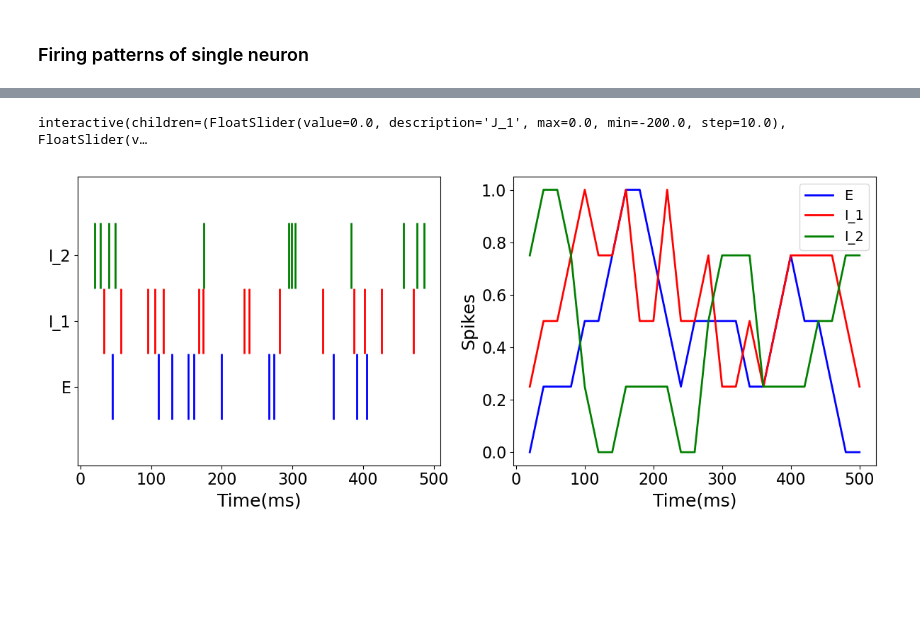
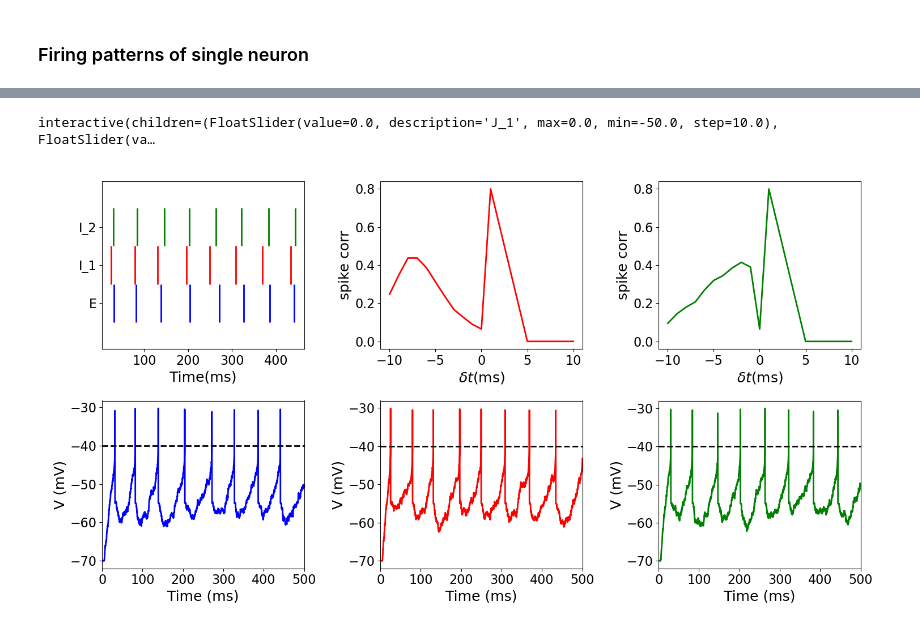
Before and after one commit to michaelglh/STG, a Jupyter notebook: lif.ipynb, the cells around one changed output, grey strips where cells are left out. Saved outputs shown, nothing was run; the diff lists cells and outputs as text; code cells hidden in the pictures; blank space fills up the shorter version.

```diff
--- a/lif.ipynb
+++ b/lif.ipynb
@@ -63,7 +66,7 @@ nrn.V_reset = -55.
 # nrn.tau_m = 10.
 # nrn.tau_w = 100.
 # nrn.b = 1.
-# nrn.V_reset = -51.
+# nrn.V_reset = -50.
 
 # # bursting
 # nrn.tau_m = 5.
@@ -72,10 +75,10 @@ nrn.V_reset = -55.
 # nrn.V_reset = -46.
 
 # # irregular
-# nrn.tau_m = 9.9
+# nrn.tau_m = 10.0
 # nrn.a = -0.01
 # nrn.tau_w = 50.
-# nrn.b = 1.2
+# nrn.b = 1.7
 # nrn.V_reset = -46.
 
 # # transient
@@ -115,7 +118,7 @@ def update(tau_m=20., a=0., tau_w=30., b=3., V_reset=-55., Icur=65.):
     plt.clf()
     plt.title('firing patterns')
     plt_par = {'dt':dt, 'range_t':np.arange(0., T, dt), 'V_th':nrn.V_th}
-    plot_volt_trace(plt_par, nrn.v, np.array(nrn.rec_spikes))
+    plot_volt_trace(plt_par, nrn.v, np.array(nrn.spikes['times']))
     plt.xlim([0, 350])
 
 fig = plt.figure()
@@ -126,3 +131,5 @@ interactive(children=(FloatSlider(value=20.0, description='tau_m', max=20.0, min
+# %%
+my_neuron = {'tau_m':20.0, 'a':0.0, 'tau_w':30.0, 'b':3.0, 'V_reset':-55.0}
 # %% [markdown]
 ### Functional neural motifs
 
@@ -193,8 +224,7 @@ interactive(children=(FloatSlider(value=0.0, description='J_ei', max=0.0, min=-2
 # %%
 # Triplet
 N = 3                  # number of neurons
-rate = 1e2
-wt, dl = 1e1, 5.
+wt, dl = 1., 5.
 
 # updating parameters
 def update(J_1=0., J_2=0., J_21=0.):
@@ -203,54 +233,83 @@ def update(J_1=0., J_2=0., J_21=0.):
 
     # network of neurons
     nrns = [LIF(sim=h) for _ in range(N)]
+    for nrn in nrns:
+        # my own neuron
+        nrn.update(my_neuron)
 
     # background noise
-    noises = [Poisson_generator(sim=h, rate=rate) for _ in range(N)]
+    # noises = [Current_injector(sim=h, Is=np.concatenate([np.zeros(int(T/dt*0.1)), rt*np.ones(int(T/dt*0.9))])) for _ in range(N)]
+    noises = [Gaussian_generator(sim=h, mean=rt, std=rt) for _ in range(N)]
+    # noises = [Poisson_generator(sim=h, rate=250) for _ in range(N)]
     for noise, nrn in zip(noises, nrns):
         nrn.connect(noise, {'ctype':'static', 'weight':wt, 'delay':dl})
 
     # recurrent connections
     # tps = [['facilitate']*N]*N
     tps = [['static']*N]*N
     con = np.array([[0., J_1, J_2],
                     [0., 0., 0.],
                     [0., J_21, 0.]])
     dly = np.random.uniform(2., 5., (N,N))
     synspecs = [[{} for _ in range(N)] for _ in range(N)]
     for i in range(N):
         for j in range(N):
             synspecs[i][j] = {'ctype':tps[i][j], 'weight':con[i,j], 'delay':dly[i,j]}
     h.connect(nrns, nrns, synspecs)
 
     # simulation
     h.run(T)
 
-    # extract data
-    bints = np.arange(0, T+1, 20.)
-    psths = [np.histogram(nrn.spikes['times'], bins=bints)[0] for nrn in nrns]
+    # coincidence
+    binwindow = int(5.0/dt)
+    spike_trains = [nrn.states for nrn in nrns]
+    bin_spikes = [np.convolve(strain, np.ones(binwindow), 'same') for strain in spike_trains]
+    deltats = np.linspace(-10., 10., 21)
+    coins_all = []
+    for src, tar in zip([0, 0], [1, 2]):
+        coins = []
+        for delay in deltats:
+            index = int(delay/dt)
+            if index > 0:
+                coins.append(np.dot(bin_spikes[src][:-index], bin_spikes[src][index:]))
+            elif index < 0:
+                coins.append(np.dot(bin_spikes[tar][:index], bin_spikes[src][-index:]))
+            else:
+                coins.append(np.dot(bin_spikes[0], bin_spikes[1]))
+        coins = np.array(coins)/np.sqrt(np.dot(bin_spikes[0], bin_spikes[0]))/np.sqrt(np.dot(bin_spikes[1], bin_spikes[1]))
+        coins_all.append(coins)
 
     # visualize
     plt.clf()
     cs = ['b', 'r', 'g']
-    plt.subplot(1,2,1)
+    plt.subplot(2,N,1)
     for nrn, c, l in zip(nrns,cs, range(N)):
-        plt.eventplot(nrn.rec_spikes, lineoffsets=l, colors=c)
+        plt.eventplot(nrn.spikes['times'], lineoffsets=l, colors=c)
     plt.xlabel('Time(ms)')
     plt.yticks(range(N), ['E', 'I_1', 'I_2'])
 
     # rate plots of population
-    spike_trains = [nrn.rec_spikes for nrn in nrns]
-    plt.subplot(1,2,2)
-    for psth, c in zip(psths, cs):
-        plt.plot(bints[1:], np.convolve(psth, np.ones(4)/4, 'same'), c)
-    plt.legend(['E', 'I_1', 'I_2'])
-    plt.xlabel('Time(ms)')
-    plt.ylabel('Spikes')
+    plt.subplot(2,N,2)
+    plt.plot(deltats, coins_all[0], 'r')
+    plt.xlabel(r'$\delta t$(ms)')
+    plt.ylabel('spike corr')
+
+    plt.subplot(2,N,3)
+    plt.plot(deltats, coins_all[1], 'g')
+    plt.xlabel(r'$\delta t$(ms)')
+    plt.ylabel('spike corr')
+
+    # voltage trace
+    for id, c in zip(range(N), cs):
+        plt.subplot(2,N,id+N+1)
+        plt_par = {'dt':dt, 'range_t':np.arange(0., T, dt), 'V_th':nrns[id].V_th}
+        plot_volt_trace(plt_par, nrns[id].v, np.array(nrns[id].spikes['times']), c=c)
+        plt.xlim([0., T])
 
     plt.tight_layout()
 
-plt.subplots(1,2,figsize=(12,5))
-widgets.interact(update, J_1=(-200., 0., 10), J_2=(-200., 0., 10), J_21=(-200., 0., 10));
+plt.subplots(2, N,figsize=(5*N,8))
+widgets.interact(update, J_1=(-50., 0., 10), J_2=(-50., 0., 10), J_21=(-50., 0., 10));
 # %% [output]
-interactive(children=(FloatSlider(value=0.0, description='J_1', max=0.0, min=-200.0, step=10.0), FloatSlider(v…
+interactive(children=(FloatSlider(value=0.0, description='J_1', max=0.0, min=-50.0, step=10.0), FloatSlider(va…
-[figure, old version]
+[figure, new version]
```
Also changed, not shown: parts of 4 cells of this notebook, 2 other files.
